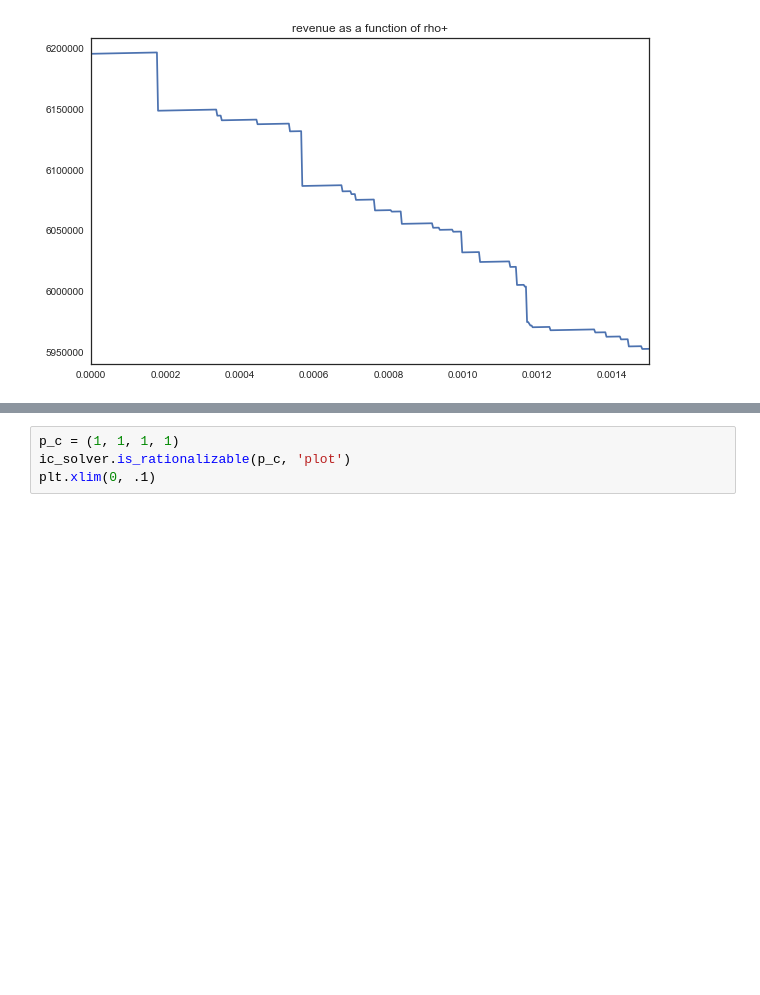
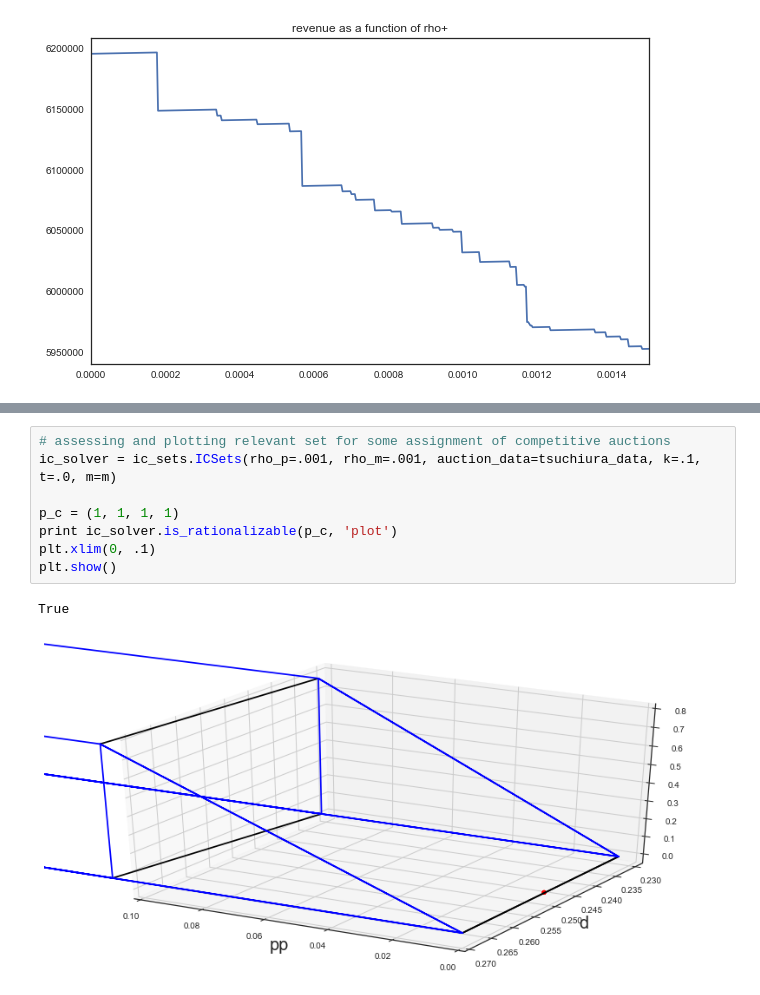
Before and after one commit to sylvaingchassang/missing_bids, a Jupyter notebook: example_tsuchiura.ipynb, the cells around one changed output, grey strips where cells are left out. Cells and saved outputs as stored; diff of their text form; blank space fills up the shorter version.

```diff
--- a/example_tsuchiura.ipynb
+++ b/example_tsuchiura.ipynb
@@ -108,7 +91,14 @@ plt.show()
-# %%
-p_c = (1, 1, 1, 1)
-ic_solver.is_rationalizable(p_c, 'plot')
-plt.xlim(0, .1)
+# %%
+# assessing and plotting relevant set for some assignment of competitive auctions
+ic_solver = ic_sets.ICSets(rho_p=.001, rho_m=.001, auction_data=tsuchiura_data, k=.1, t=.0, m=m)
+
+p_c = (1, 1, 1, 1)
+print ic_solver.is_rationalizable(p_c, 'plot')
+plt.xlim(0, .1)
+plt.show()
+# %% [output]
+True
+[figure, added]
 # %%
 ic_solver.set_tolerance_parameters(k=.1, t=.05, m=.5)
 ic_solver.set_deviations(rho_p=.001, rho_m=.05)
```
Also changed, not shown: parts of 17 cells of this notebook, 1 other file.
